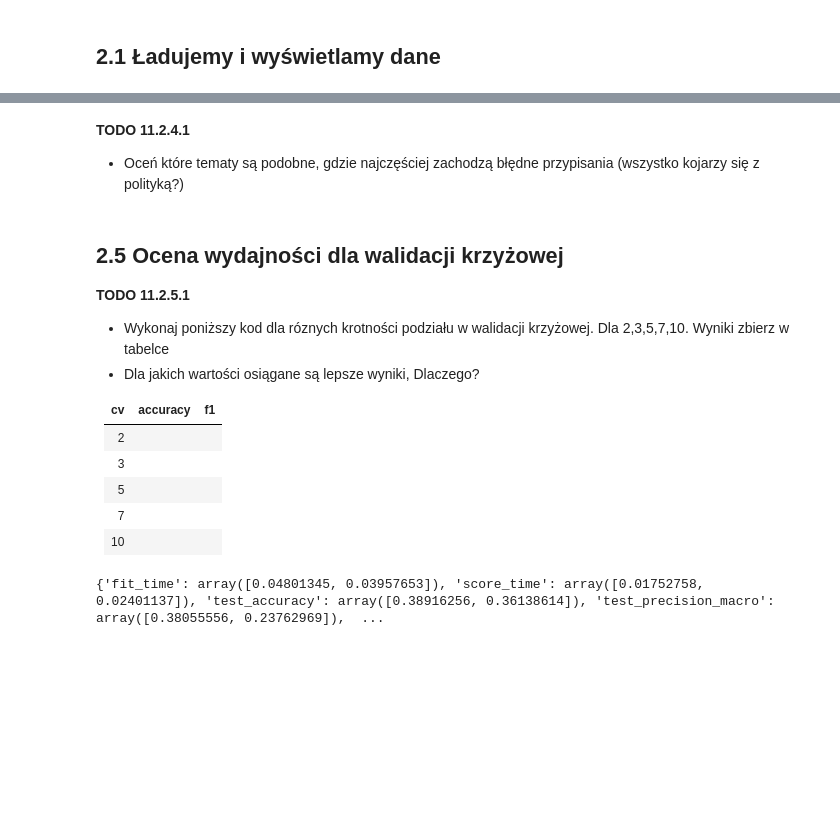
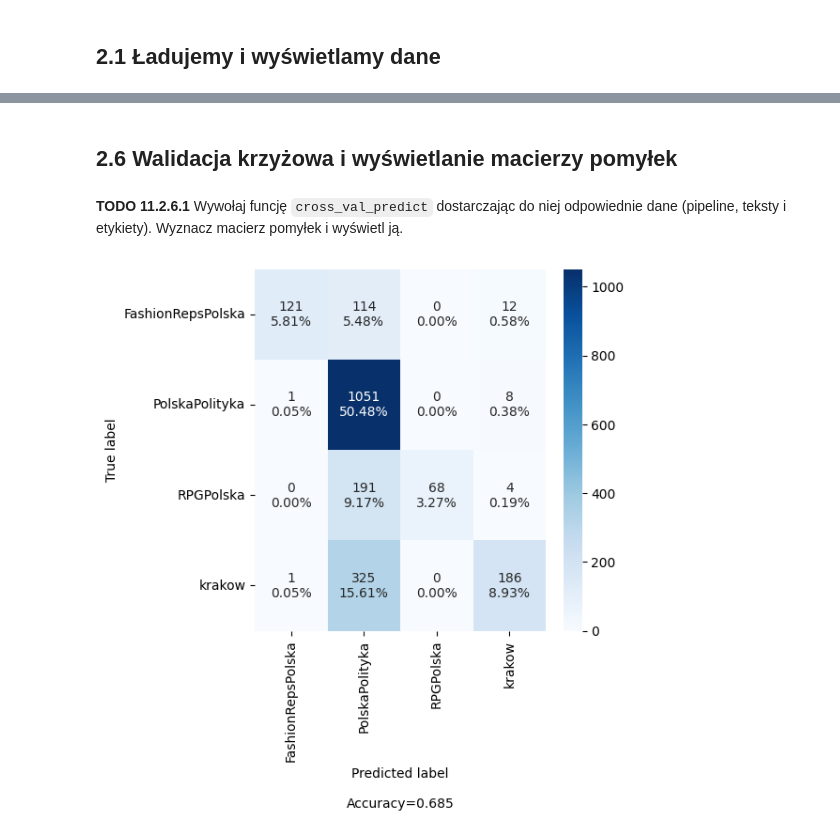
Before and after one commit to pszwed-ai/lab-eksploracja-danych, a Jupyter notebook: NLP_reddit.ipynb, the cells around one changed output, grey strips where cells are left out. Cells and saved outputs as stored; diff of their text form; code cells hidden in the pictures; blank space fills up the shorter version.

````diff
--- a/NLP_reddit.ipynb
+++ b/NLP_reddit.ipynb
@@ -593,0 +501,12 @@ conf_mat = confusion_matrix(y, y_pred)
+# %%
+# Sentence level language detection
+text = """This is English text.
+        Er lebt mit seinen Eltern und seiner Schwester in Berlin.
+        Yo me divierto todos los días en el parque.
+        Je m'appelle Angélica Summer, j'ai 12 ans et je suis canadienne.
+        Cześć, jestem Jan Kowalski z Warszawy.
+        Ahoj, tady Pavel.
+        Dobrý deň, tu je Pavel."""
+doc = nlp_model(text)
+for i, sent in enumerate(doc.sents):
+    print(sent, sent._.language)
@@ -593,0 +579,3 @@ conf_mat = confusion_matrix(y, y_pred)
+# %%
+df_pl= ???
+df_pl.head()
@@ -593,0 +636,21 @@ conf_mat = confusion_matrix(y, y_pred)
+# %%
+from sklearn.naive_bayes import MultinomialNB
+from sklearn.pipeline import make_pipeline
+from sklearn.model_selection import train_test_split
+import sklearn
+
+from sklearn.svm import SVC
+
+# vectorizer =
+# vectorizer =
+# vectorizer =
+# vectorizer = ???
+
+cls = MultinomialNB()
+
+pipeline = make_pipeline(vectorizer, cls)
+for i in range(10):
+  X_train, X_test, y_train, y_test = train_test_split(df_pl.text, y, test_size = 0.10, random_state = i)
+  pipeline.fit(X_train,y_train)
+  y_pred = pipeline.predict(X_test)
+  print(f'Accuracy:{sklearn.metrics.accuracy_score(y_test,y_pred)} F1: {sklearn.metrics.f1_score(y_test,y_pred,average="macro")}')
@@ -594,3 +668,5 @@ conf_mat = confusion_matrix(y, y_pred)
+# %% [markdown]
+## 2.6 Walidacja krzyżowa i wyświetlanie macierzy pomyłek
 # %%
 # Funkcja pobrana z https://github.com/DTrimarchi10/confusion_matrix/blob/master/cf_matrix.py
 
@@ -695,33 +771,17 @@ def make_confusion_matrix(cf,
 
     if title:
         plt.title(title)
+# %% [markdown]
+**TODO 11.2.6.1** Wywołaj funcję ```cross_val_predict``` dostarczając do niej odpowiednie dane (pipeline, teksty i etykiety). Wyznacz macierz pomyłek i wyświetl ją.
+# %%
+from sklearn.model_selection import cross_val_predict
+from sklearn.metrics import confusion_matrix
+
+y_pred = cross_val_predict(????, cv=10)
+conf_mat = confusion_matrix(????)
 # %%
-plt.rcParams["figure.figsize"] = (20,20)
+
+plt.rcParams["figure.figsize"] = (5,5)
 make_confusion_matrix(conf_mat,categories=le.classes_);
+# %% [output]
+[figure, added]
-# %% [markdown]
-**TODO 11.2.4.1**
-* Oceń które tematy są podobne, gdzie najczęściej zachodzą błędne przypisania (wszystko kojarzy się z polityką?)
-# %% [markdown]
-## 2.5 Ocena wydajności dla walidacji krzyżowej
-
-**TODO 11.2.5.1**
-* Wykonaj poniższy kod dla róznych krotności podziału w walidacji krzyżowej. Dla 2,3,5,7,10. Wyniki zbierz w tabelce
-* Dla jakich wartości osiągane są lepsze wyniki, Dlaczego?
-
-| cv | accuracy |    f1    |
-|----|----------|----------|
-| 2  |          |          |
-| 3  |          |          |
-| 5  |          |          |
-| 7  |          |          |
-| 10 |          |          |
-# %%
-from sklearn.model_selection import cross_validate
-scoring = ['accuracy','precision_macro','recall_macro','f1_macro']
-# scoring = scoring=['accuracy','f1_macro']
-cv_results = cross_validate(pipeline, df['text'], y, cv=2,scoring=scoring)
-print(cv_results)
-r = pd.DataFrame(cv_results)
-# r.head(10)
-# %% [output]
-{'fit_time': array([0.04801345, 0.03957653]), 'score_time': array([0.01752758, 0.02401137]), 'test_accuracy': array([0.38916256, 0.36138614]), 'test_precision_macro': array([0.38055556, 0.23762969]),  ...
````
Also changed, not shown: parts of 88 cells of this notebook.
